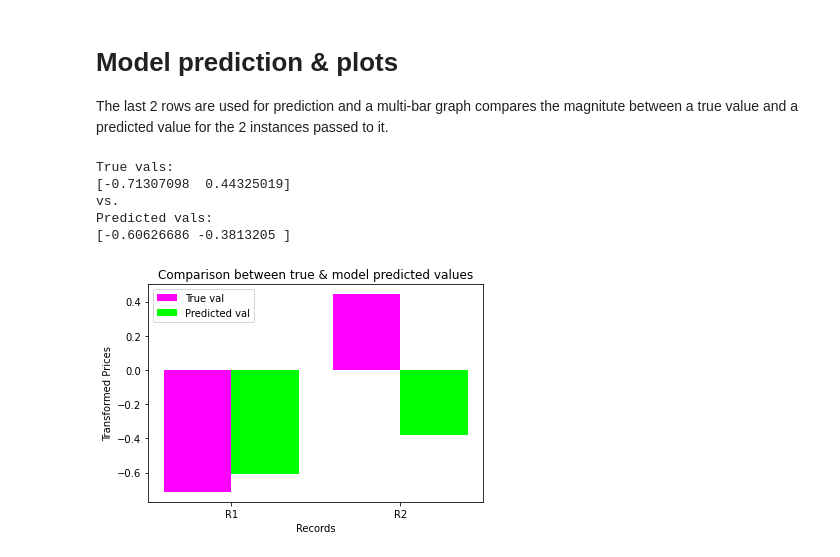
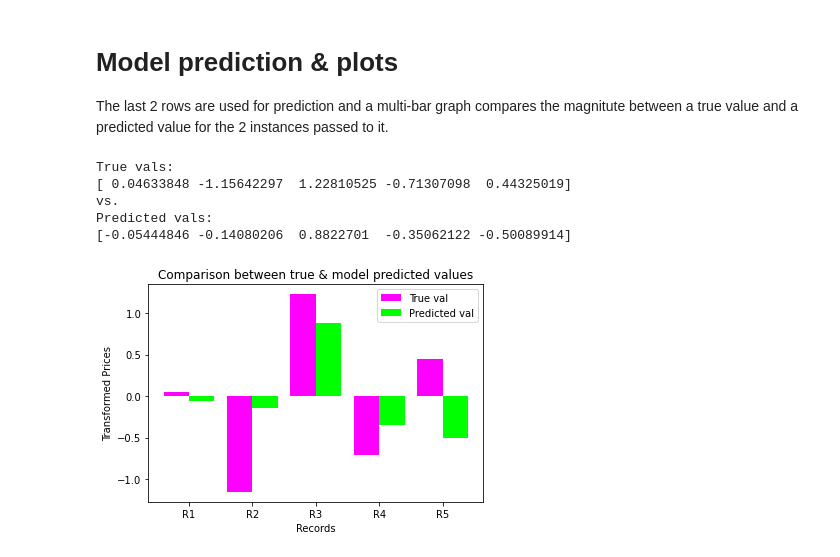
Before and after one commit to TrevorIkky/Classwork-ANN-Task, a Jupyter notebook: Classwork_ANN_Task.ipynb, the cells around one changed output. Cells and saved outputs as stored; diff of their text form; code cells hidden in the pictures.

```diff
--- a/Classwork_ANN_Task.ipynb
+++ b/Classwork_ANN_Task.ipynb
@@ -185,6 +185,6 @@ The last 2 rows in the dataset will be used for prediction to test the model's g
 
 model.compile(optimizer=SGD(learning_rate=0.2), loss=Huber(), metrics='mse')
 early_stopping = EarlyStopping(patience=2, monitor='loss')
-history = model.fit(X_ds[:-2], y_ds[:-2], batch_size=15, epochs=300, callbacks=[early_stopping])
+history = model.fit(X_ds[:-5], y_ds[:-5], batch_size=15, epochs=300, callbacks=[early_stopping])
 # %% [output]
 Epoch 1/300
@@ -229,26 +229,26 @@ Loss: 0.14505746960639954, MSE: 0.3007330894470215
 # **Model prediction & plots**
 The last 2 rows are used for prediction and a multi-bar graph compares the magnitute between a true value and a predicted value for the 2 instances passed to it.
 # %%
-X_predict = X_ds[-2: ]
-y_true = y_ds[-2: ]
+X_predict = X_ds[-5: ]
+y_true = y_ds[-5: ]
 P = model.predict(X_predict).squeeze()
 print(f'True vals:\n{y_true}\nvs.\nPredicted vals:\n{P}')
 # %% [output]
 True vals:
-[-0.71307098  0.44325019]
+[ 0.04633848 -1.15642297  1.22810525 -0.71307098  0.44325019]
 vs.
 Predicted vals:
-[-0.60626686 -0.3813205 ]
+[-0.05444846 -0.14080206  0.8822701  -0.35062122 -0.50089914]
 # %%
-X = ['R1', 'R2']
+X = ['R1', 'R2', 'R3', 'R4', 'R5']
 X_axis = np.arange(len(X))
 plt.bar(X_axis - 0.2, y_true, 0.4, label = 'True val', color='magenta')
 plt.bar(X_axis + 0.2, P, 0.4, label = 'Predicted val', color='lime')
 plt.xticks(X_axis, X)
 plt.xlabel("Records")
 plt.ylabel("Transformed Prices")
 plt.title("Comparison between true & model predicted values")
 plt.legend()
 plt.show()
 # %% [output]
-[figure, old version]
+[figure, new version]
```
Also changed, not shown: parts of 6 cells of this notebook.
